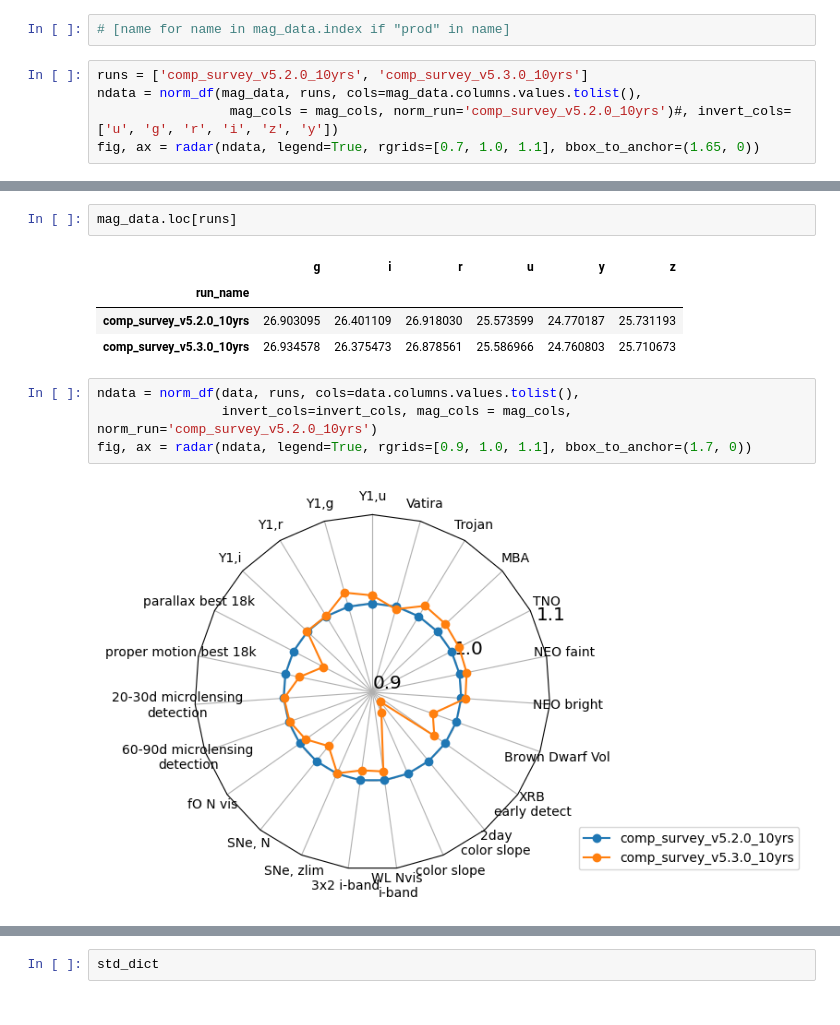
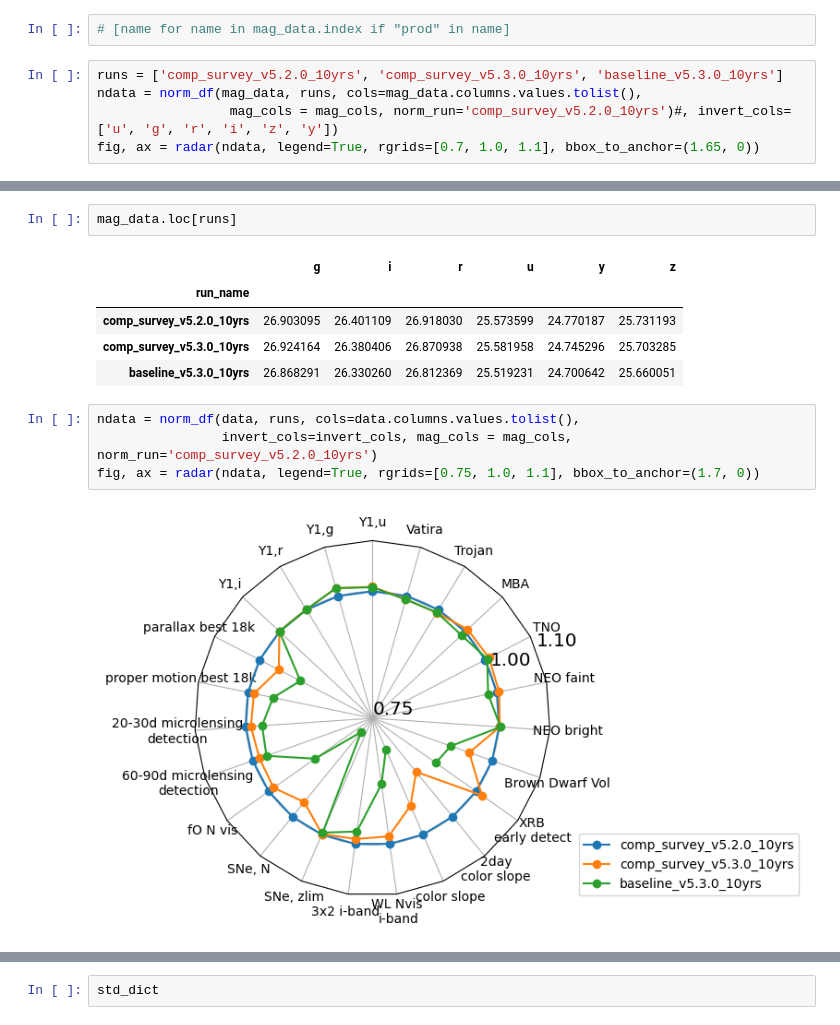
Before and after one commit to lsst-sims/sims_featureScheduler_runs5.3, a Jupyter notebook: maf/quick_look.ipynb, the cells around one changed output, grey strips where cells are left out. Drawn from its saved outputs; the diff is of its cells as text.

```diff
--- a/maf/quick_look.ipynb
+++ b/maf/quick_look.ipynb
@@ -213,7 +213,7 @@ for key in gaps_dict:
 # %%
 # [name for name in mag_data.index if "prod" in name]
 # %%
-runs = ['comp_survey_v5.2.0_10yrs', 'comp_survey_v5.3.0_10yrs']
+runs = ['comp_survey_v5.2.0_10yrs', 'comp_survey_v5.3.0_10yrs', 'baseline_v5.3.0_10yrs']
 ndata = norm_df(mag_data, runs, cols=mag_data.columns.values.tolist(),
                  mag_cols = mag_cols, norm_run='comp_survey_v5.2.0_10yrs')#, invert_cols=['u', 'g', 'r', 'i', 'z', 'y'])
 fig, ax = radar(ndata, legend=True, rgrids=[0.7, 1.0, 1.1], bbox_to_anchor=(1.65, 0))
@@ -225,13 +225,14 @@ mag_data.loc[runs]
 |  | g | i | r | u | y | z |
 | run_name |  |  |  |  |  |  |
 | comp_survey_v5.2.0_10yrs | 26.903095 | 26.401109 | 26.918030 | 25.573599 | 24.770187 | 25.731193 |
-| comp_survey_v5.3.0_10yrs | 26.934578 | 26.375473 | 26.878561 | 25.586966 | 24.760803 | 25.710673 |
+| comp_survey_v5.3.0_10yrs | 26.924164 | 26.380406 | 26.870938 | 25.581958 | 24.745296 | 25.703285 |
+| baseline_v5.3.0_10yrs | 26.868291 | 26.330260 | 26.812369 | 25.519231 | 24.700642 | 25.660051 |
 # %%
 ndata = norm_df(data, runs, cols=data.columns.values.tolist(),
                 invert_cols=invert_cols, mag_cols = mag_cols, norm_run='comp_survey_v5.2.0_10yrs')
-fig, ax = radar(ndata, legend=True, rgrids=[0.9, 1.0, 1.1], bbox_to_anchor=(1.7, 0))
+fig, ax = radar(ndata, legend=True, rgrids=[0.75, 1.0, 1.1], bbox_to_anchor=(1.7, 0))
 # %% [output]
-[figure, old version]
+[figure, new version]
 # %%
 ndata
 # %% [output]
```
Also changed, not shown: parts of 9 cells of this notebook.
